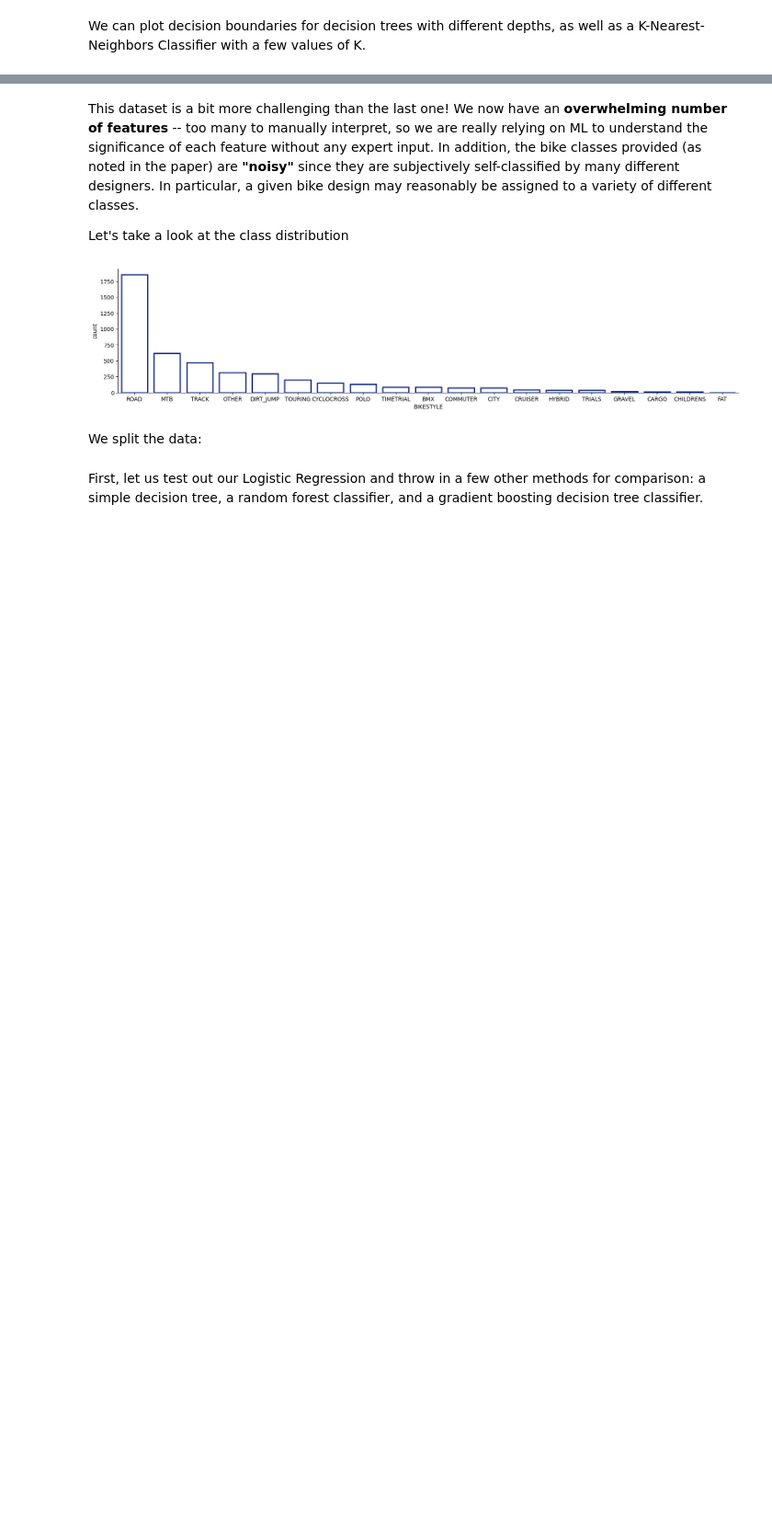
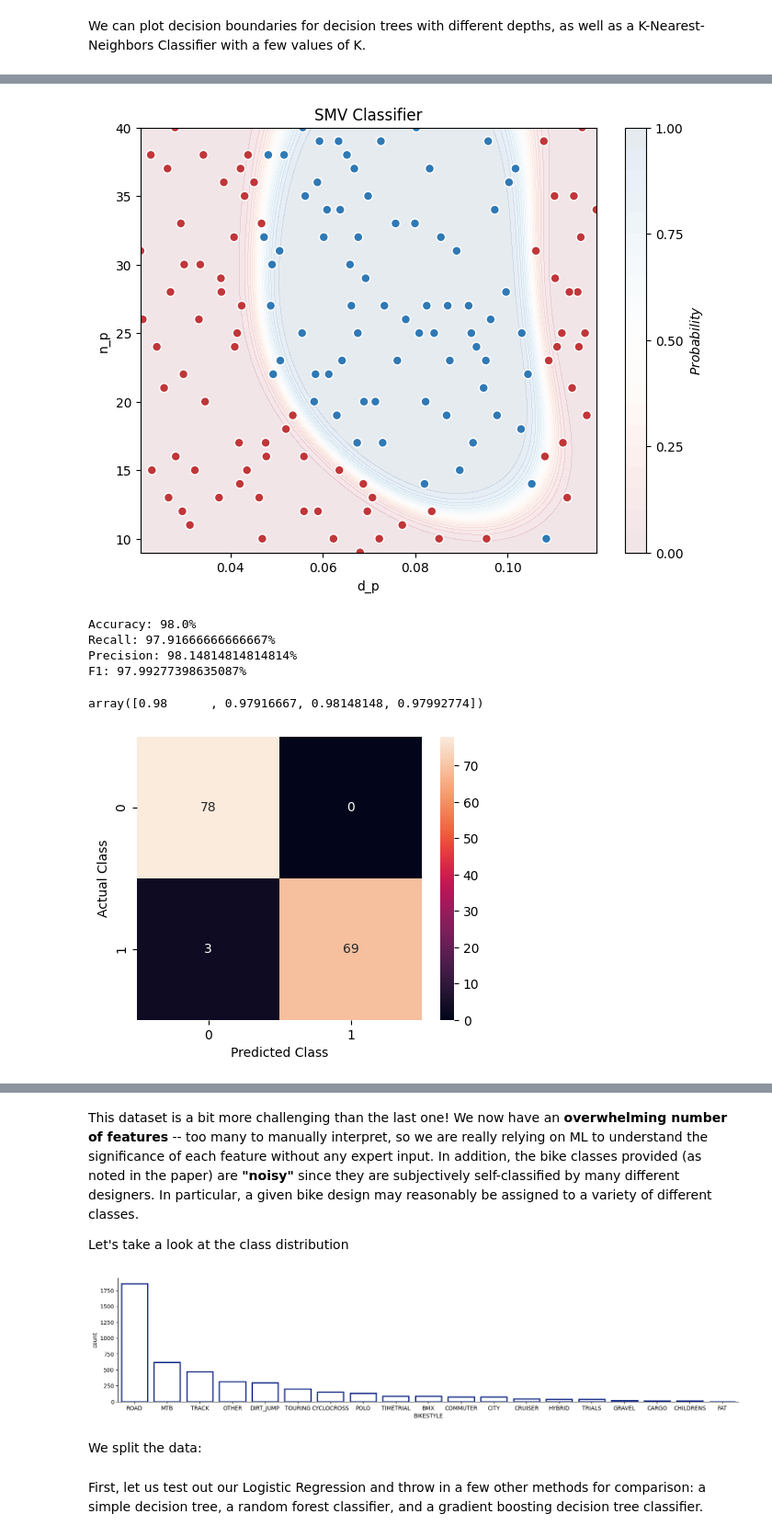
Before and after one commit to robosquiggles/2156_Demos, a Jupyter notebook: 2_156_Fall_24_Demo_3_Classification_and_Model_Selection.ipynb, the cells around one changed output, grey strips where cells are left out. Shown at 92% size. Saved outputs shown, nothing was run; the diff lists cells and outputs as text; code cells hidden in the pictures; blank space fills up the shorter version.

```diff
--- a/2_156_Fall_24_Demo_3_Classification_and_Model_Selection.ipynb
+++ b/2_156_Fall_24_Demo_3_Classification_and_Model_Selection.ipynb
@@ -263,3 +339,20 @@ Log = make_pipeline(StandardScaler(), LogisticRegression())
+# %%
+from sklearn.svm import SVC
+
+SVC_pipe = make_pipeline(StandardScaler(), SVC(probability=True))
+SVC_pipe.fit(xtrain, ytrain)
+plotDecisionBoundary(SVC_pipe.predict_proba, f"SMV Classifier", xtest, ytest)
+predictions = SVC_pipe.predict(xtest)
+plot_confusion_matrix(predictions, ytest)
+calcscores(ytest, predictions)
+# %% [output]
+[figure, added]
+Accuracy: 98.0%
+Recall: 97.91666666666667%
+Precision: 98.14814814814814%
+F1: 97.99277398635087%
+array([0.98      , 0.97916667, 0.98148148, 0.97992774])
+[figure, added]
 # %% [markdown]
 # Part 2: Multi-class classification: Bike Type Classification (2.156 Only)
 Now let us move on to multi-class classification. We will be working with a bicycle classification problem from the BIKED dataset.
```
Also changed, not shown: parts of 33 cells of this notebook.
